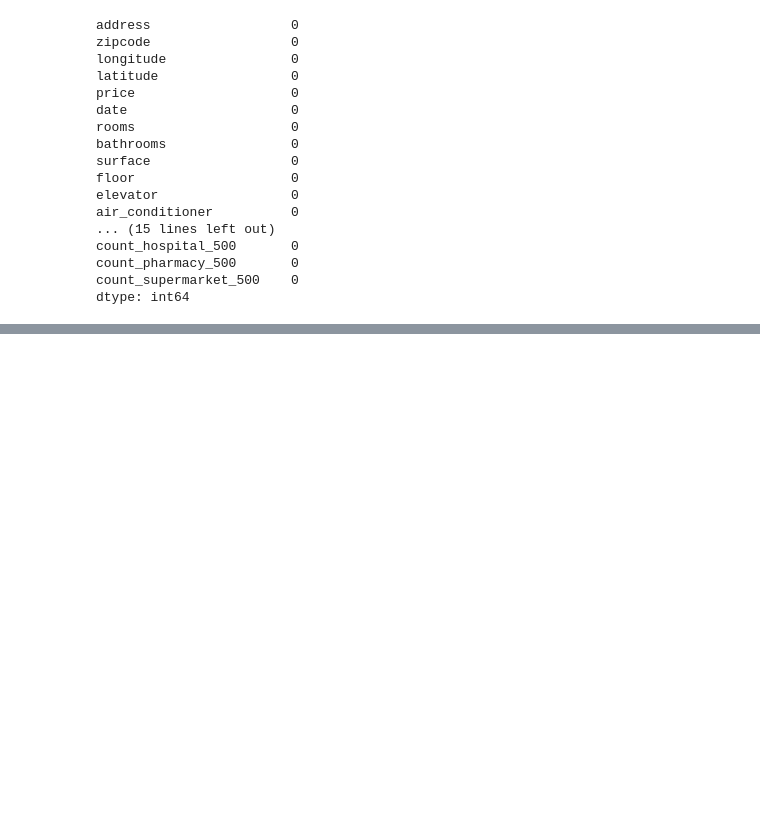
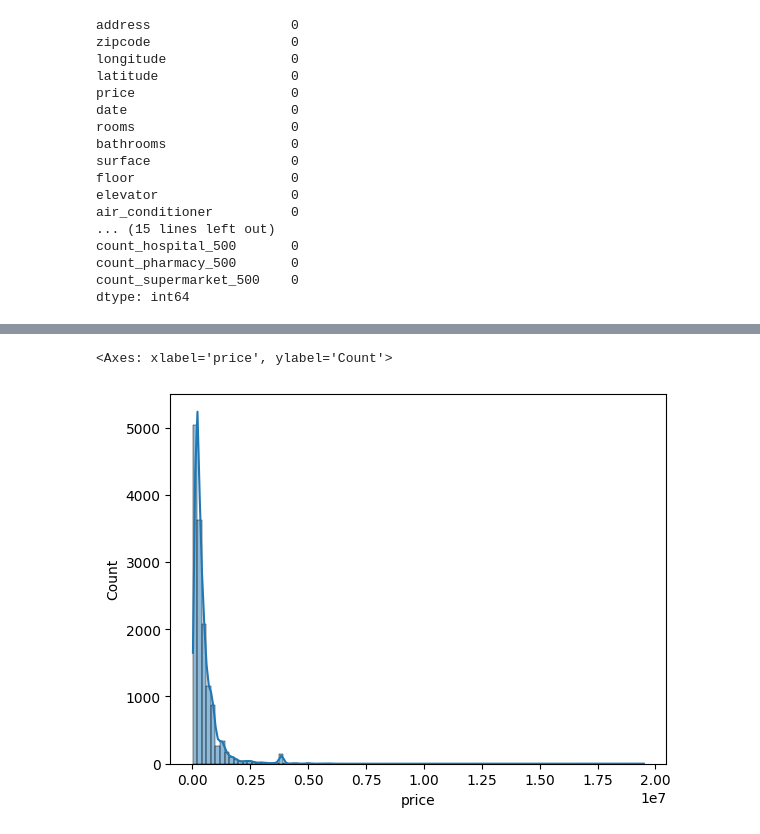
Before and after one commit to fernandez-a/House-price-predictor, a Jupyter notebook: notebooks/00_data_preparation.ipynb, the cells around one changed output, grey strips where cells are left out. Saved outputs shown, nothing was run; the diff lists cells and outputs as text; code cells hidden in the pictures; blank space fills up the shorter version.

```diff
--- a/notebooks/00_data_preparation.ipynb
+++ b/notebooks/00_data_preparation.ipynb
@@ -542,3 +421,2 @@ Index(['address', 'zipcode', 'longitude', 'latitude', 'price', 'date', 'rooms',
 # %%
-df_housing_concat = df_housing_concat.rename(columns={'distrito_barrio':'district'})
-df_housing_left2 = df_housing_left2.rename(columns={'distrito_barrio':'district'})
+df_housing_left = df_housing_left.rename(columns={'distrito_barrio':'district'})
@@ -566,2 +423,2 @@ df_merged = df_housing_left2.merge(df_housing_concat, on='district', how='left')
 # %%
-df_merged.columns
+df_merged = df_housing_left
@@ -619,0 +436,6 @@ df_merged.select_dtypes(exclude='object').corr()
+# %%
+df_merged = df_merged[df_merged['price'] != 0]
+df_merged = df_merged[df_merged['surface'] >= 4]
+# %%
+df_merged['rooms/m2'] = df_merged['rooms'] / df_merged['surface']
+df_merged['bathrooms/m2'] = df_merged['bathrooms'] / df_merged['surface']
@@ -619,0 +444,5 @@ df_merged.select_dtypes(exclude='object').corr()
+# %%
+sns.histplot(data=df_merged, x='price', bins=100, kde=True)
+# %% [output]
+<Axes: xlabel='price', ylabel='Count'>
+[figure, added]
```
Also changed, not shown: parts of 76 cells of this notebook, 1 other file.
